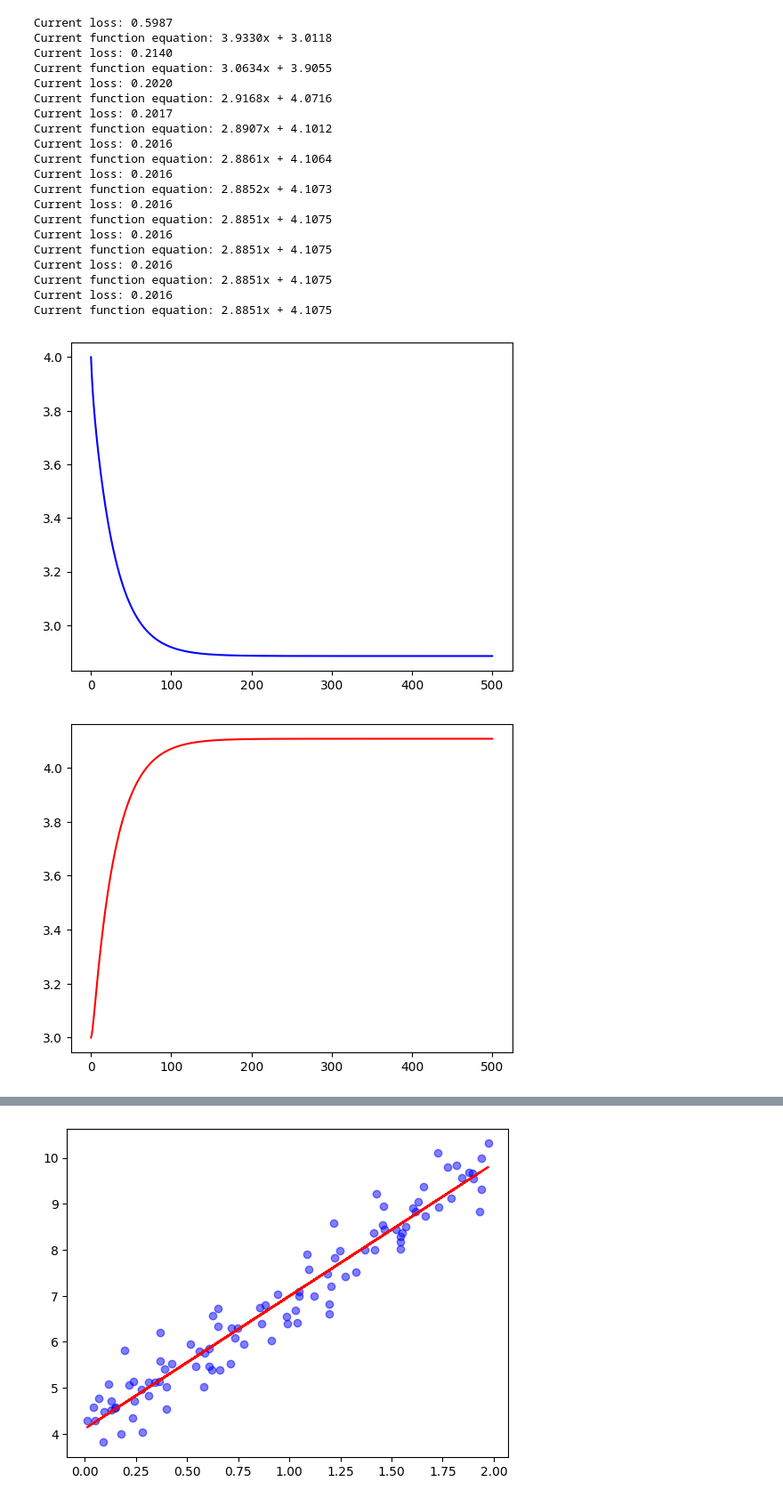
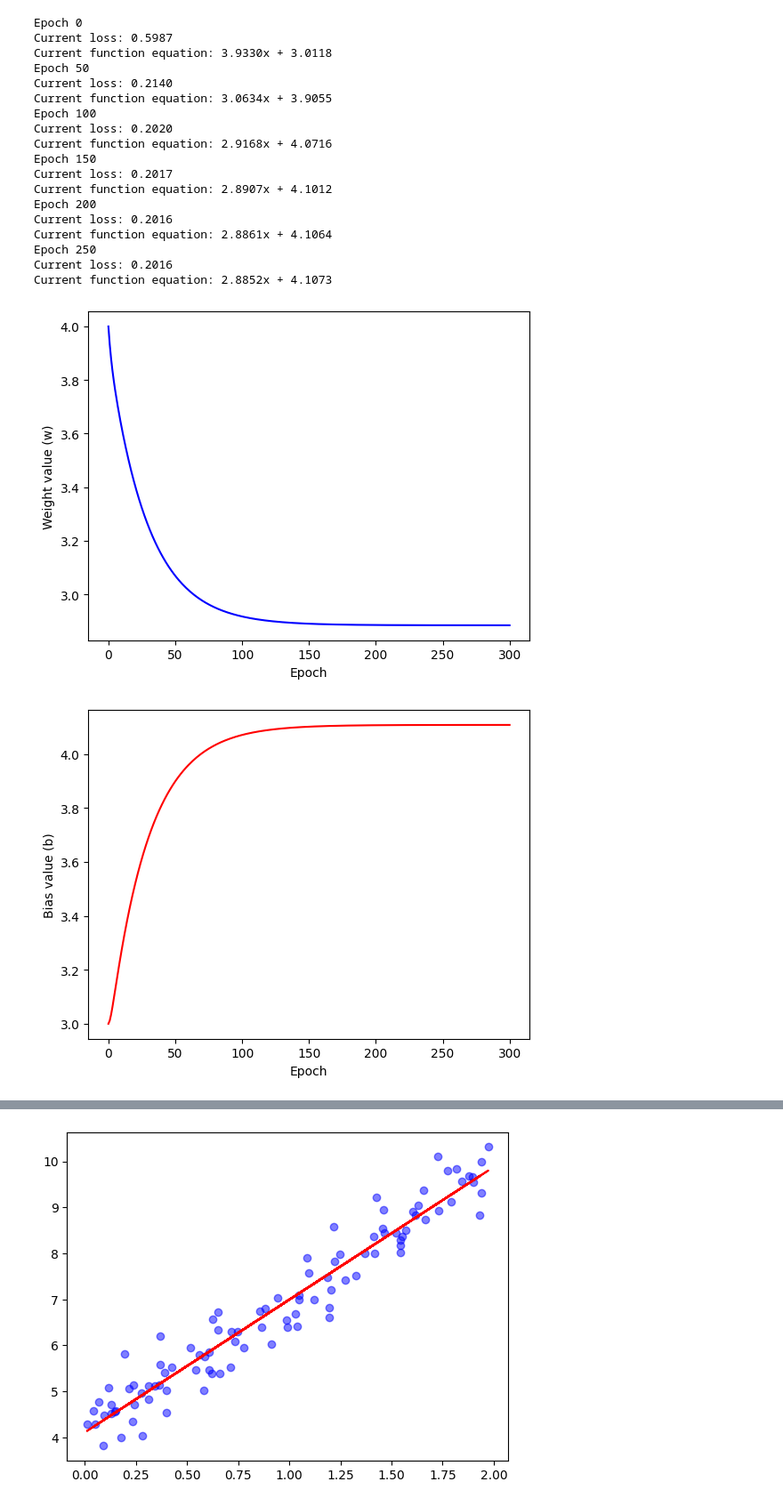
Before and after one commit to Karen2007/Deep-Learning-Course, a Jupyter notebook: L1 Gradient Descent Implementation.ipynb, the cells around one changed output, grey strips where cells are left out. Shown at 89% size. Cells and saved outputs as stored; diff of their text form; code cells hidden in the pictures.

```diff
--- a/L1 Gradient Descent Implementation.ipynb
+++ b/L1 Gradient Descent Implementation.ipynb
@@ -18,9 +46,9 @@ def compute_mse(X, y, w, b):
   '''
   Function to compute mean squared error. Takes 2 arrays and 2 numbers as parameters.
   '''
-  y_pred = w * X + b
+  y_pred = w * X + b # Model uses a simple linear function
   n = len(X)
-  mse = (1 / n) * np.sum((y_pred - y) ** 2)
+  mse = (1 / n) * np.sum((y_pred - y) ** 2) # Mean Square Error
 
   return mse
 
@@ -43,51 +71,58 @@ steps_w = [w]
 steps_b = [b]
 losses = [compute_mse(X, y, w, b)]
 
-for epoch in range(500):
+for epoch in range(300):
   dw, db = compute_gradients(X, y, w, b)
   w = w - gamma * dw
   b = b - gamma * db
 
   loss = compute_mse(X, y, w, b)
   losses.append(loss)
   steps_w.append(w)
   steps_b.append(b)
 
   if epoch % 50 == 0:
+    print(f'Epoch {epoch}')
     print(f'Current loss: {loss:.4f}')
     print(f'Current function equation: {w:.4f}x + {b:.4f}')
 
 
-plt.plot(range(501), steps_w, color='blue')
+plt.plot(range(301), steps_w, color='blue')
+plt.xlabel('Epoch')
+plt.ylabel('Weight value (w)')
 plt.show()
-plt.plot(range(501), steps_b, color='red')
+
+plt.plot(range(301), steps_b, color='red')
+plt.xlabel('Epoch')
+plt.ylabel('Bias value (b)')
 plt.show()
-plt.plot(range(501), losses, color='green')
+
+plt.plot(range(301), losses, color='green')
+plt.xlabel('Epoch')
+plt.ylabel('MSE Loss')
 plt.show()
 
 
 print(f"Line function after gradient descent: y={w:.4f}x + {b:.4f}")
-print(f'{compute_mse(X, y, w, b):.4f}')
+print(f'MSE: {compute_mse(X, y, w, b):.4f}')
 # %% [output]
+Epoch 0
 Current loss: 0.5987
 Current function equation: 3.9330x + 3.0118
+Epoch 50
 Current loss: 0.2140
 Current function equation: 3.0634x + 3.9055
+Epoch 100
 Current loss: 0.2020
 Current function equation: 2.9168x + 4.0716
+Epoch 150
 Current loss: 0.2017
 Current function equation: 2.8907x + 4.1012
+Epoch 200
 Current loss: 0.2016
 Current function equation: 2.8861x + 4.1064
+Epoch 250
 Current loss: 0.2016
 Current function equation: 2.8852x + 4.1073
-Current loss: 0.2016
-Current function equation: 2.8851x + 4.1075
-Current loss: 0.2016
-Current function equation: 2.8851x + 4.1075
-Current loss: 0.2016
-Current function equation: 2.8851x + 4.1075
-Current loss: 0.2016
-Current function equation: 2.8851x + 4.1075
-[figure, old version]
+[figure, new version]
-[figure, old version]
+[figure, new version]
```
Also changed, not shown: parts of 3 cells of this notebook.
